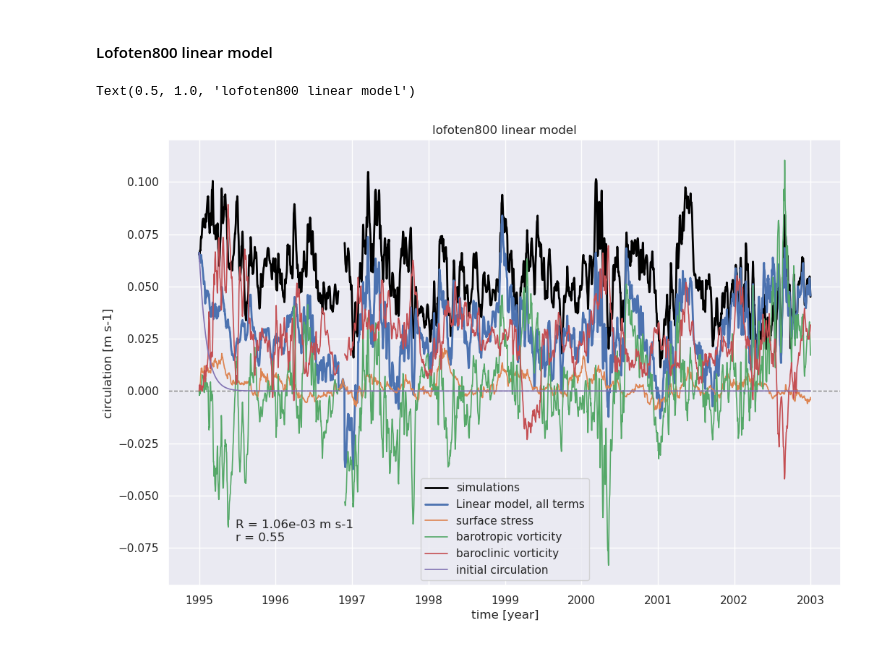
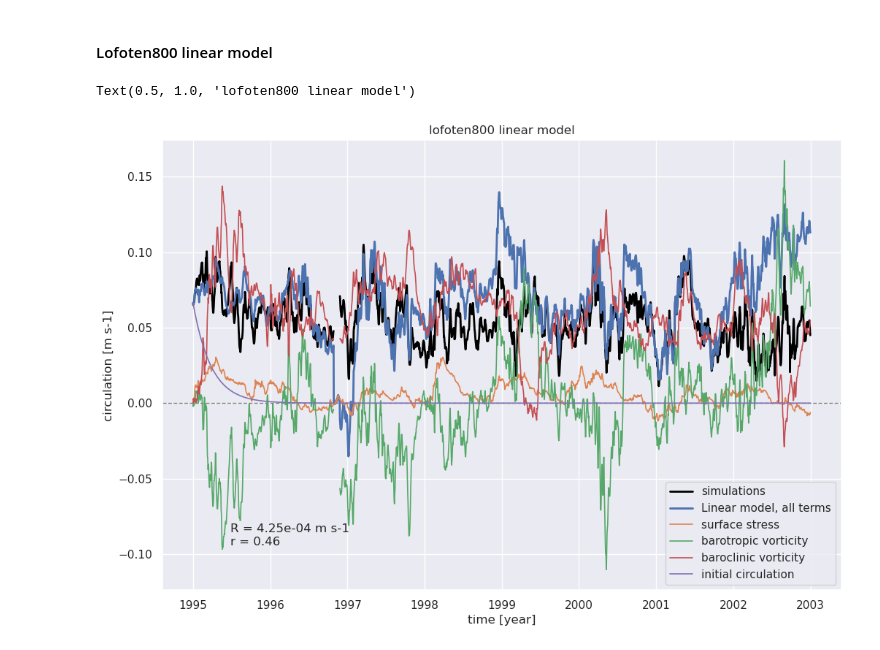
Before and after one commit to alpsjur/Vorticity-Driven-Circulation, a Jupyter notebook: notebooks/Present_1.ipynb, the cells around one changed output. Cells and saved outputs as stored; diff of their text form; code cells hidden in the pictures.

```diff
--- a/notebooks/Present_1.ipynb
+++ b/notebooks/Present_1.ipynb
@@ -119,7 +119,7 @@ $$
 #### A4 direct time integral
 # %%
 # Load the dataset
-results = xr.open_dataset("data/A4/A4_direct_time_integrals_lofoten_h_50km.nc")
+results = xr.open_dataset("../data/A4/A4_direct_time_integrals_lofoten_h_50km.nc")
 Cd = 0.003
 
 H = 3114
@@ -181,7 +180,7 @@ Text(0.5, 1.0, 'A4 direct time integral')
 # %%
 # Load the dataset
 
-results = xr.open_dataset("data/lofoten800/lofoten800_direct_time_integrals_lofoten_h_50km.nc")
+results = xr.open_dataset("../data/lofoten800/lofoten800_direct_time_integrals_lofoten_h_50km.nc")
 
 Cd = 0.003
 
@@ -263,7 +261,7 @@ $$
 #### A4 linear model
 # %%
 # Load the dataset
-results = xr.open_dataset("data/A4/A4_estimates_lofoten_h_50km.nc")
+results = xr.open_dataset("../data/A4/A4_estimates_lofoten_h_50km.nc")
 
 # Define terms for different components of circulation
 # Note: there are two different posibilities for initial condition. Comment out the one not used
@@ -348,7 +346,7 @@ Text(0.5, 1.0, 'A4 linear model')
 #### Lofoten800 linear model
 # %%
 # Load the dataset
-results = xr.open_dataset("data/lofoten800/lofoten800_estimates_lofoten_h_50km.nc")
+results = xr.open_dataset("../data/lofoten800/lofoten800_estimates_lofoten_h_50km.nc")
 #results = results.sel(ocean_time=slice("01.01.1997", None))
 
 
@@ -399,34 +397,37 @@ rs = np.array(rs)
 results["r"] = ("R", rs)
 
 # Find the R value with the maximum correlation coefficient. Can also set R manually
-R = results.r.idxmax().values
+#R = results.r.idxmax().values
+R = 4.25e-4
 
 # Select the dataset for the optimal R value
-ds = results.sel(R=R)
+ds = results.sel(R=R, method="nearest")
 
 r = ds.r.values
 t = ds.ocean_time.values
 
 # Plot each individual term over time
 fig, ax = plt.subplots(figsize=figsize)
 
 ax.axhline(0, lw=1,  ls="--", color="gray")
 ax.plot(t,ds.Ubar, label="simulations", color="black", lw=2)
 #ax.plot(t,ds.Ub, label="bottom", color="gray", lw=2)
 ax.plot(t,ds["all terms"], label="Linear model, all terms", lw=2)
 
 ax.text(0.1, 0.1, f"R = {R:.2e} m s-1\nr = {r:.2f}", transform=ax.transAxes)
 
 
 ax.legend()
 for term in all_terms:
     ax.plot(t,ds.sel(term=term).Uestimates, label=term, lw=1.2)
 
 ax.legend()
 ax.set_xlabel("time [year]")
 ax.set_ylabel("circulation [m s-1]")
 
 ax.set_title("lofoten800 linear model")
+
+#ax.set_ylim(1997,None)
 # %% [output]
 Text(0.5, 1.0, 'lofoten800 linear model')
-[figure, old version]
+[figure, new version]
```
Also changed, not shown: parts of 5 cells of this notebook, 12 other files.
